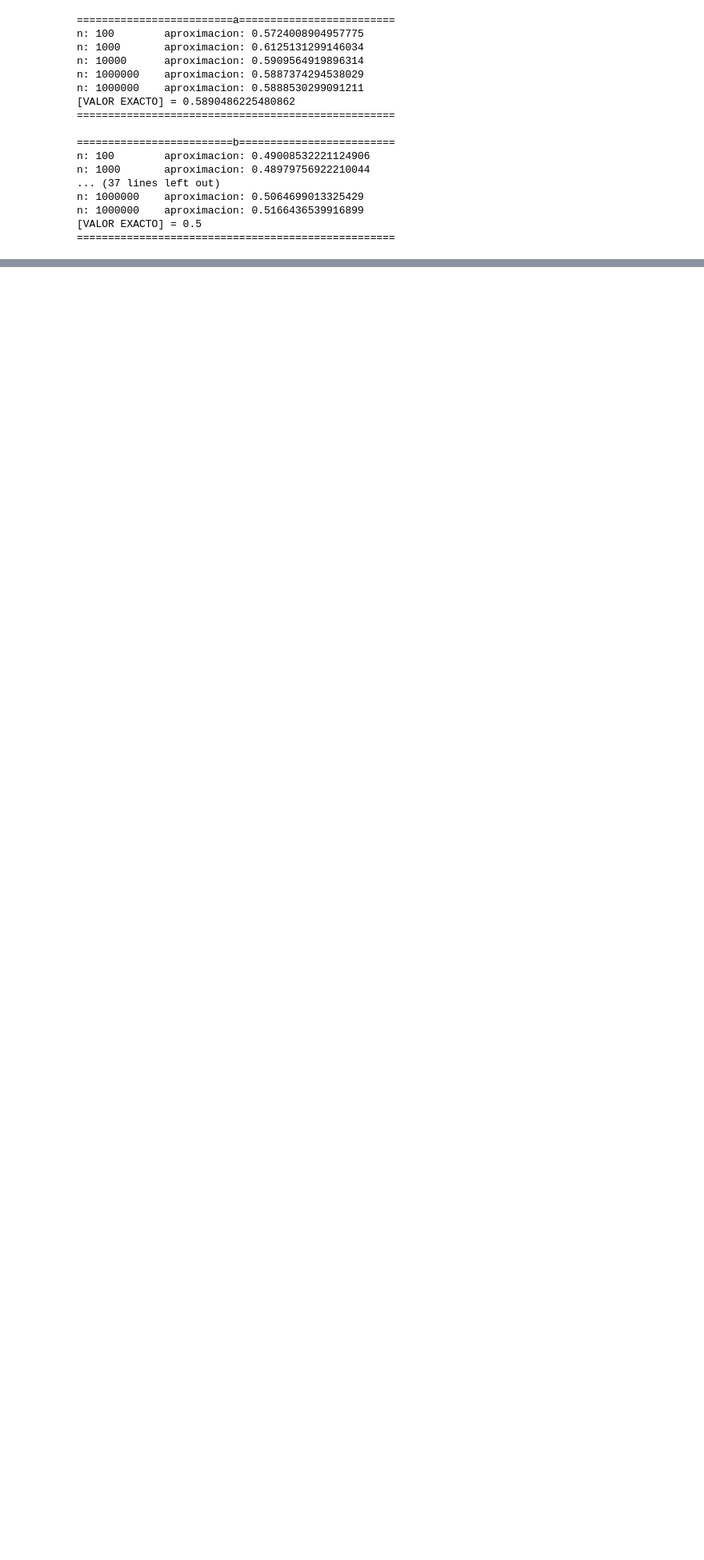
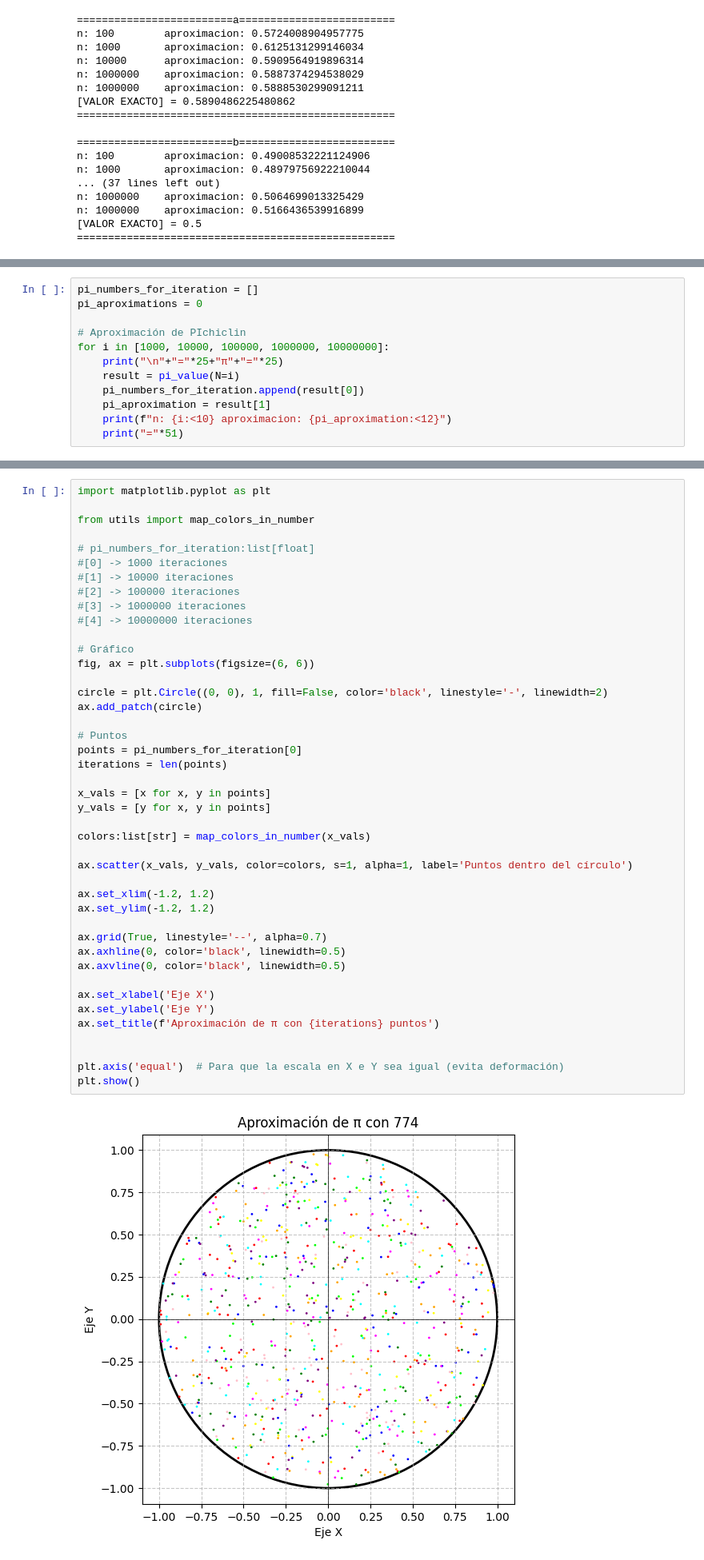
Before and after one commit to alvaro-mediina/modelos-y-simulacion-2025, a Jupyter notebook: tp3-aleatoriedad-montecarlo/main.ipynb, the cells around one changed output, grey strips where cells are left out. Shown at 80% size. Drawn from its saved outputs; the diff is of its cells as text; blank space fills up the shorter version.

```diff
--- a/tp3-aleatoriedad-montecarlo/main.ipynb
+++ b/tp3-aleatoriedad-montecarlo/main.ipynb
@@ -687,0 +711,12 @@ n: 1000000    aproximacion: 0.5166436539916899
+# %%
+pi_numbers_for_iteration = []
+pi_aproximations = 0
+
+# Aproximación de PIchiclin
+for i in [1000, 10000, 100000, 1000000, 10000000]:
+    print("\n"+"="*25+"π"+"="*25)
+    result = pi_value(N=i)
+    pi_numbers_for_iteration.append(result[0])
+    pi_aproximation = result[1]
+    print(f"n: {i:<10} aproximacion: {pi_aproximation:<12}")
+    print("="*51)
@@ -688,3 +743,48 @@ n: 1000000    aproximacion: 0.5166436539916899
+# %%
+import matplotlib.pyplot as plt
+
+from utils import map_colors_in_number
+
+# pi_numbers_for_iteration:list[float]
+#[0] -> 1000 iteraciones
+#[1] -> 10000 iteraciones
+#[2] -> 100000 iteraciones
+#[3] -> 1000000 iteraciones
+#[4] -> 10000000 iteraciones
+
+# Gráfico
+fig, ax = plt.subplots(figsize=(6, 6))
+
+circle = plt.Circle((0, 0), 1, fill=False, color='black', linestyle='-', linewidth=2)
+ax.add_patch(circle)
+
+# Puntos
+points = pi_numbers_for_iteration[0]
+iterations = len(points)
+
+x_vals = [x for x, y in points]
+y_vals = [y for x, y in points]
+
+colors:list[str] = map_colors_in_number(x_vals)
+
+ax.scatter(x_vals, y_vals, color=colors, s=1, alpha=1, label='Puntos dentro del círculo')
+
+ax.set_xlim(-1.2, 1.2)
+ax.set_ylim(-1.2, 1.2)
+
+ax.grid(True, linestyle='--', alpha=0.7)
+ax.axhline(0, color='black', linewidth=0.5)
+ax.axvline(0, color='black', linewidth=0.5)
+
+ax.set_xlabel('Eje X')
+ax.set_ylabel('Eje Y')
+ax.set_title(f'Aproximación de π con {iterations} puntos')
+
+
+plt.axis('equal')  # Para que la escala en X e Y sea igual (evita deformación)
+plt.show()
+# %% [output]
+[figure, added]
 # %% [markdown]
 # Ejercicio 7
 # %% [markdown]
```
Also changed, not shown: parts of 4 cells of this notebook.
